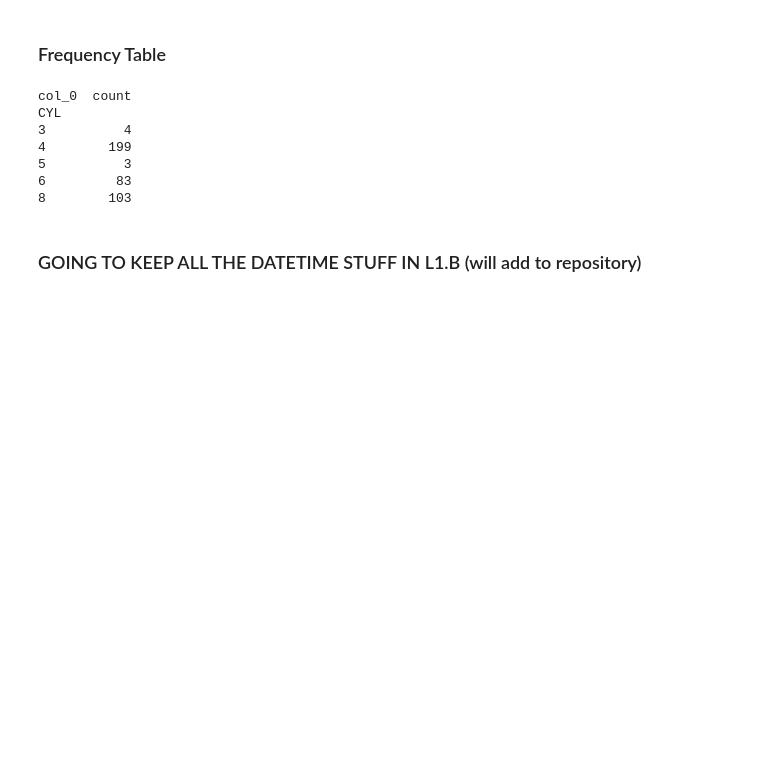
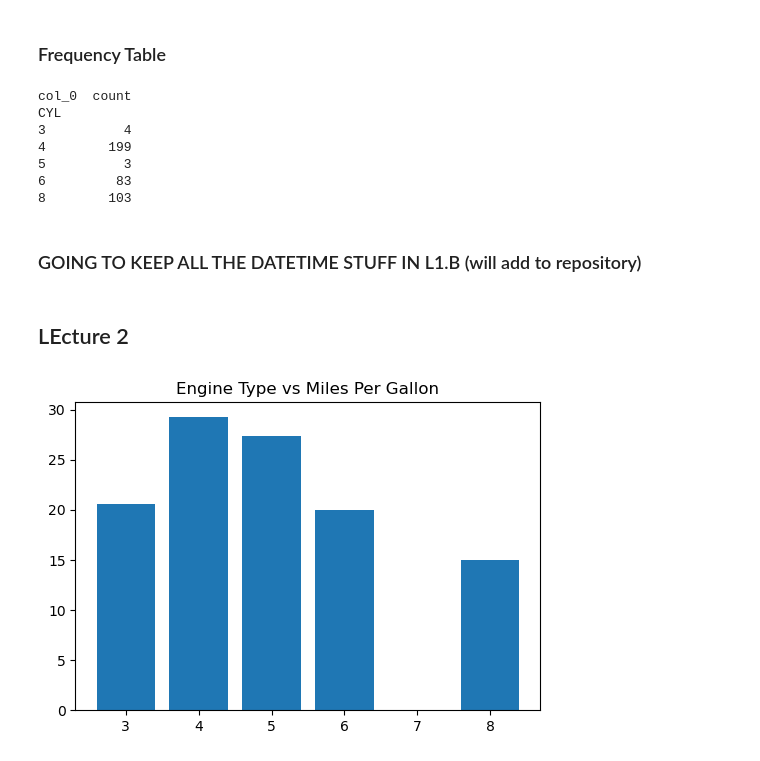
Before and after one commit to arjunsbedi18/edaMasterFile, a Jupyter notebook: edaStudyGuide.ipynb, the cells around one changed output. Saved outputs shown, nothing was run; the diff lists cells and outputs as text; code cells hidden in the pictures; blank space fills up the shorter version.

Commit message:
Up to lecture 3

```diff
--- a/edaStudyGuide.ipynb
+++ b/edaStudyGuide.ipynb
@@ -84,3 +91,19 @@ CYL
 8        103
 # %% [markdown]
 ### GOING TO KEEP ALL THE DATETIME STUFF IN L1.B (will add to repository)
+# %% [markdown]
+## LEcture 2
+# %%
+avg_mpg = df_cars.groupby('CYL').mean()['MPG']
+# Get a list of all mpg values for three specific cylinder sizes
+# Get read for boxplot
+cyl4 = df_cars[df_cars['CYL']==4]['MPG'].values
+# %%
+cyl = sorted(df_cars['CYL'].unique())
+
+fig, ax = plt.subplots(figsize=(6,4))
+ax.bar(cyl, avg_mpg)
+plt.title("Engine Type vs Miles Per Gallon")
+plt.show()
+# %% [output]
+[figure, added]
```
Also changed, not shown: parts of 17 cells of this notebook.
